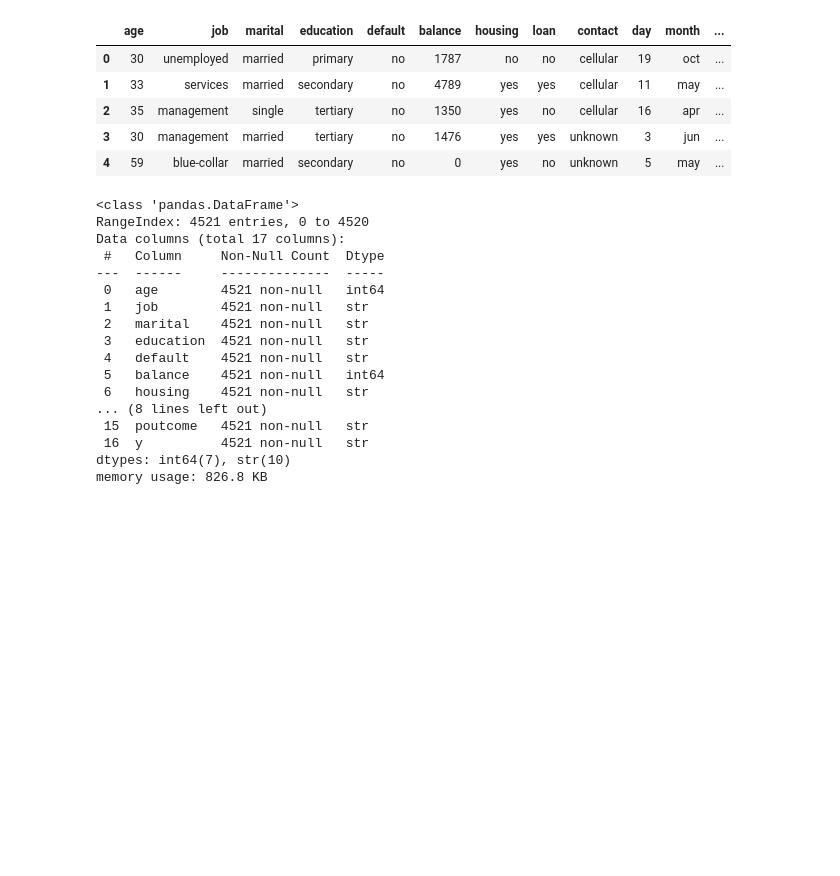
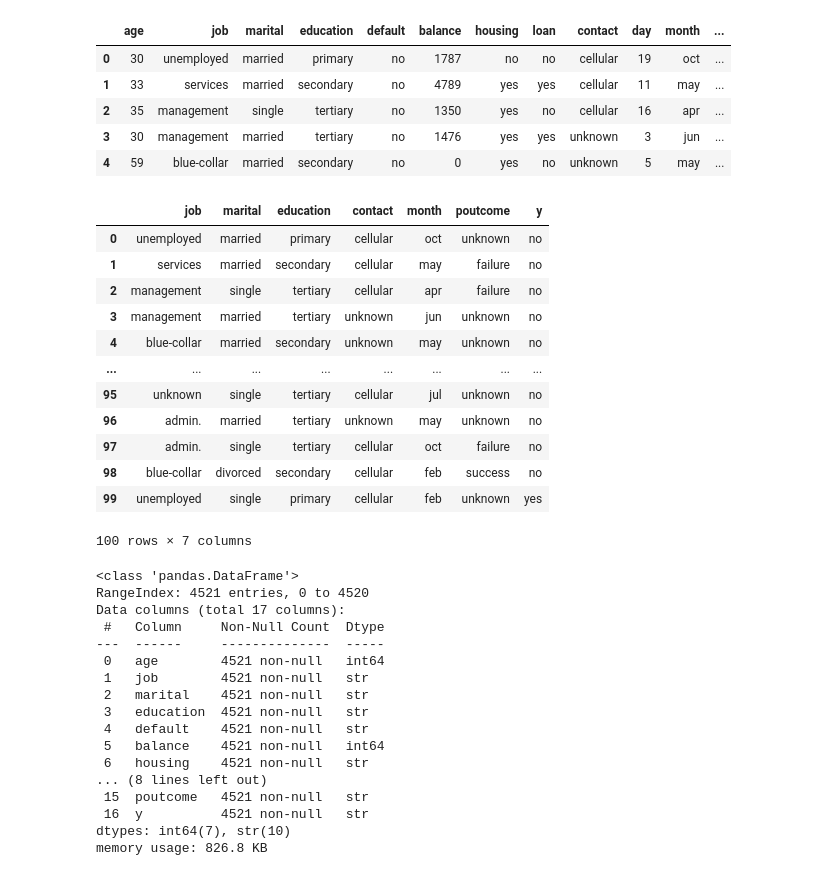
Before and after one commit to EslamWalid/G2_nti_streamlit, a Jupyter notebook: main.ipynb, the cells around one changed output. Drawn from its saved outputs; the diff is of its cells as text; code cells hidden in the pictures; blank space fills up the shorter version.

```diff
--- a/main.ipynb
+++ b/main.ipynb
@@ -11,6 +11,22 @@ df.head()
 | 2 | 35 | management | single | tertiary | no | 1350 | yes | no | cellular | 16 | apr | ... |
 | 3 | 30 | management | married | tertiary | no | 1476 | yes | yes | unknown | 3 | jun | ... |
 | 4 | 59 | blue-collar | married | secondary | no | 0 | yes | no | unknown | 5 | may | ... |
+# %%
+df[['job', 'marital', 'education', 'contact', 'month', 'poutcome','y'] ].head(100)
+# %% [output]
+|  | job | marital | education | contact | month | poutcome | y |
+| 0 | unemployed | married | primary | cellular | oct | unknown | no |
+| 1 | services | married | secondary | cellular | may | failure | no |
+| 2 | management | single | tertiary | cellular | apr | failure | no |
+| 3 | management | married | tertiary | unknown | jun | unknown | no |
+| 4 | blue-collar | married | secondary | unknown | may | unknown | no |
+| ... | ... | ... | ... | ... | ... | ... | ... |
+| 95 | unknown | single | tertiary | cellular | jul | unknown | no |
+| 96 | admin. | married | tertiary | unknown | may | unknown | no |
+| 97 | admin. | single | tertiary | cellular | oct | failure | no |
+| 98 | blue-collar | divorced | secondary | cellular | feb | success | no |
+| 99 | unemployed | single | primary | cellular | feb | unknown | yes |
+100 rows × 7 columns
 # %%
 df.info()
 # %% [output]
```
Also changed, not shown: 1 other file.
